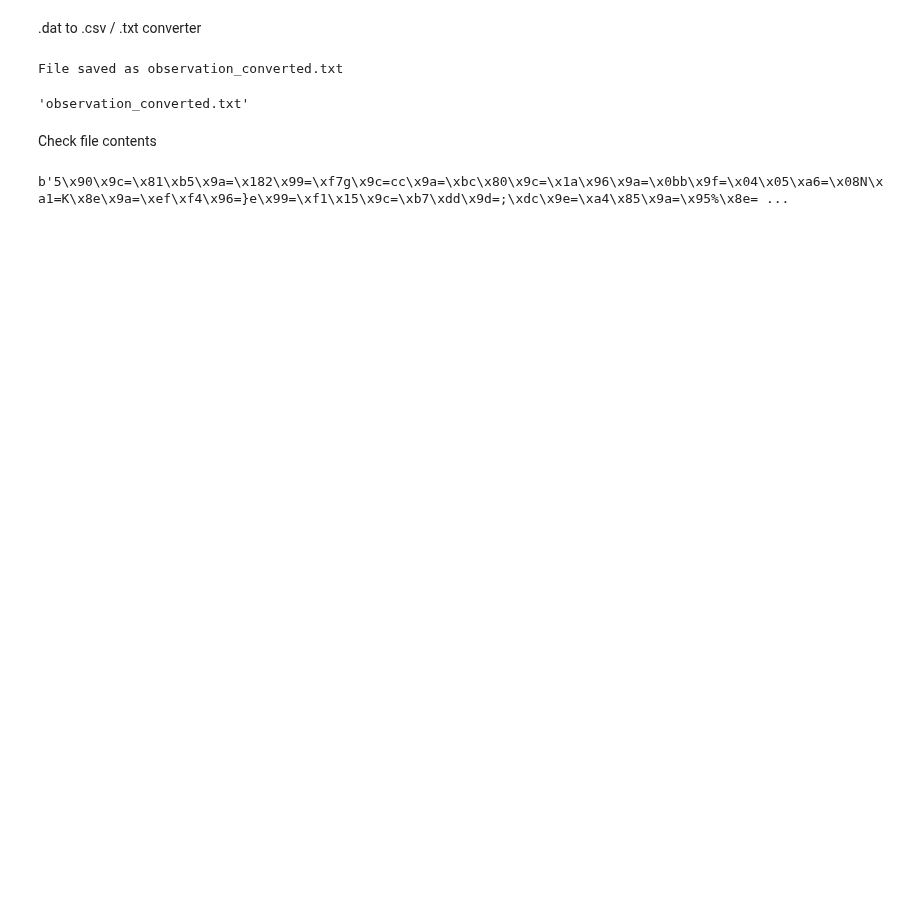
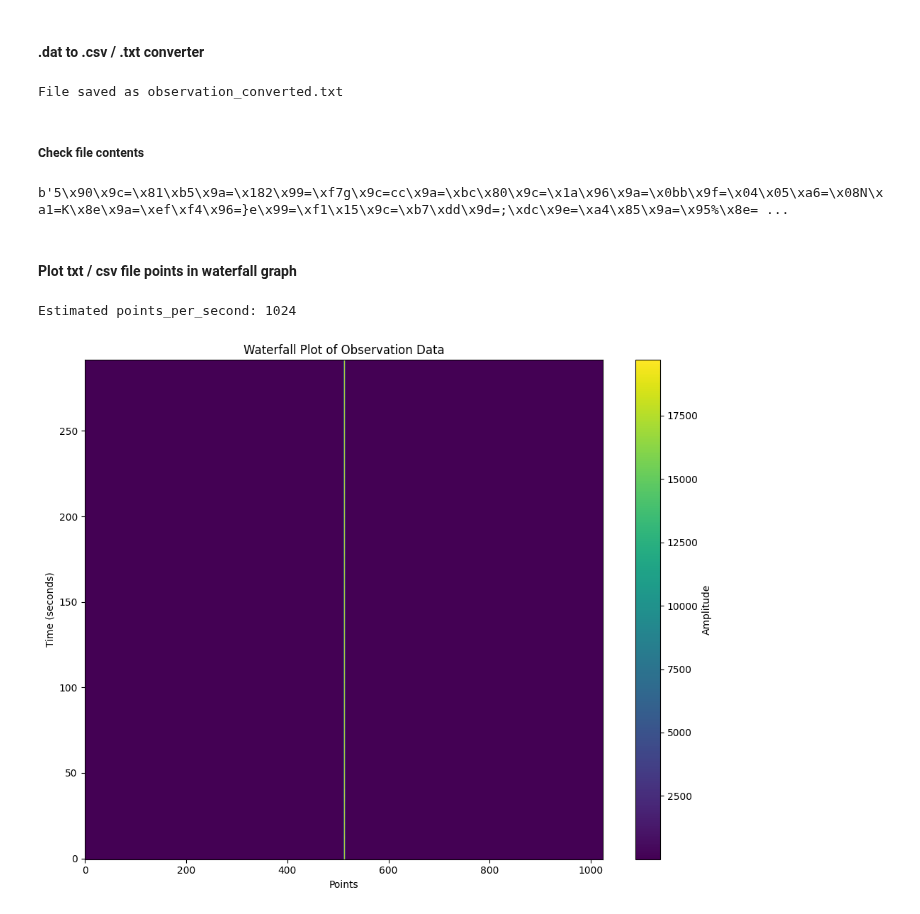
Before and after one commit to Astro-Beam/ASTRO, a Jupyter notebook: Classic Methods/HlMANGA_analysis/conversions.ipynb, the cells around one changed output. Drawn from its saved outputs; the diff is of its cells as text; code cells hidden in the pictures; blank space fills up the shorter version.

```diff
--- a/Classic Methods/HlMANGA_analysis/conversions.ipynb
+++ b/Classic Methods/HlMANGA_analysis/conversions.ipynb
@@ -1,10 +8,6 @@
 # %% [markdown]
-.dat to .csv / .txt converter
+#### .dat to .csv / .txt converter
 # %%
-import struct
-import pandas as pd
-import os
-
 def convert_dat_file(input_file_path, output_format='csv'):
     # Read the binary file contents
     with open(input_file_path, "rb") as f:
@@ -32,13 +35,12 @@ def convert_dat_file(input_file_path, output_format='csv'):
     return output_file
 
 # Usage
-convert_dat_file("observation.dat", output_format='txt')
+converted_path = convert_dat_file("observation.dat", output_format='txt')
 # convert_dat_file("observation.dat", output_format='csv')
 # %% [output]
 File saved as observation_converted.txt
-'observation_converted.txt'
 # %% [markdown]
-Check file contents
+##### Check file contents
 # %%
 with open("observation.dat", "rb") as f:
     raw = f.read(256)
@@ -46,3 +48,59 @@ with open("observation.dat", "rb") as f:
 print(raw[:256])
 # %% [output]
 b'5\x90\x9c=\x81\xb5\x9a=\x182\x99=\xf7g\x9c=cc\x9a=\xbc\x80\x9c=\x1a\x96\x9a=\x0bb\x9f=\x04\x05\xa6=\x08N\xa1=K\x8e\x9a=\xef\xf4\x96=}e\x99=\xf1\x15\x9c=\xb7\xdd\x9d=;\xdc\x9e=\xa4\x85\x9a=\x95%\x8e= ...
+# %% [markdown]
+#### Plot txt / csv file points in waterfall graph
+# %%
+def guess_points_per_second(data, min_duration=60, max_duration=600):
+    """Try to find a plausible points_per_second by checking GCDs over expected durations"""
+    total_points = len(data)
+    candidates = []
+
+    for duration in range(min_duration, max_duration + 1):
+        if total_points % duration == 0:
+            points = total_points // duration
+            candidates.append(points)
+
+    if not candidates:
+        raise ValueError("Couldn't find a valid points_per_second automatically.")
+
+    # Choose the one closest to 1000
+    return min(candidates, key=lambda x: abs(x - 1000))
+
+def plot_waterfall(file_path):
+    # Load data
+    if file_path.endswith('.txt'):
+        df = pd.read_csv(file_path, sep='\t')
+    elif file_path.endswith('.csv'):
+        df = pd.read_csv(file_path)
+    else:
+        raise ValueError("Unsupported file format. Only .txt and .csv are allowed.")
+
+    data = df['Value'].values
+
+    # Auto-detect points_per_second
+    points_per_second = guess_points_per_second(data)
+    print(f"Estimated points per second: {points_per_second}")
+
+    # Truncate data to full seconds
+    total_seconds = len(data) // points_per_second
+    data = data[:total_seconds * points_per_second]
+
+    # Reshape into 2D array (each row is 1 second)
+    reshaped = data.reshape((total_seconds, points_per_second))
+
+    # Plot
+    plt.figure(figsize=(10, 8))
+    plt.imshow(reshaped, aspect='auto', cmap='viridis', origin='lower')
+    plt.colorbar(label='Amplitude')
+    plt.xlabel('Points')
+    plt.ylabel('Time (seconds)')
+    plt.title('Waterfall Plot of Observation Data')
+    plt.tight_layout()
+    plt.show()
+
+# Plot waterfall
+plot_waterfall(converted_path)
+# %% [output]
+Estimated points_per_second: 1024
+[figure, added]
```
Also changed, not shown: parts of 1 cell of this notebook, 16 other files.
